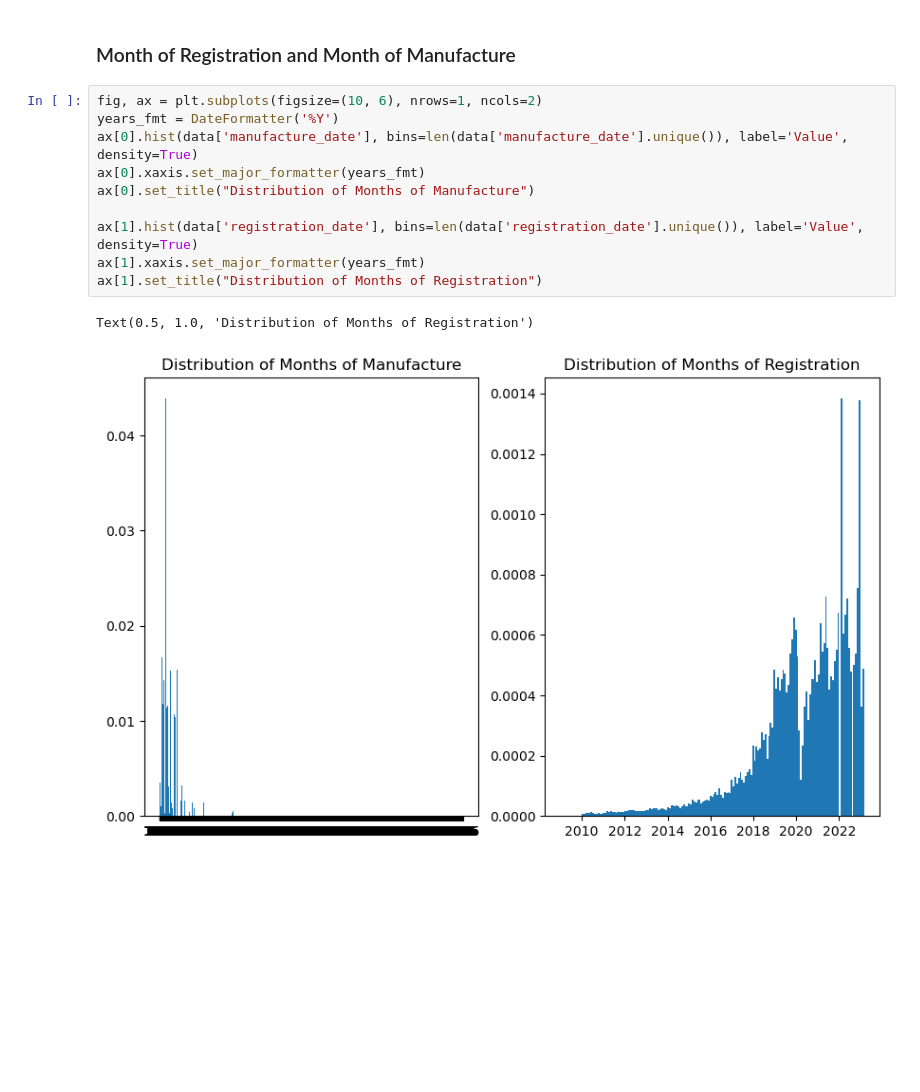
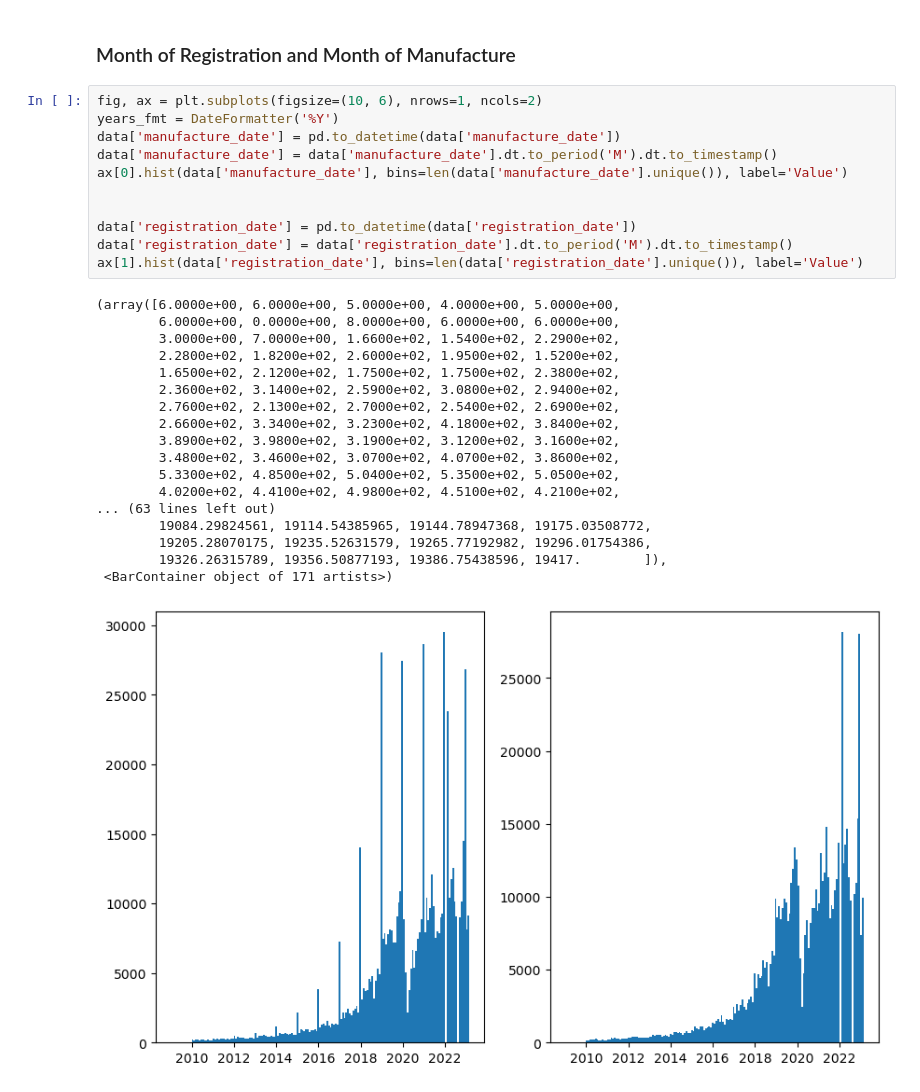
Before and after one commit to honzaz1234/ml_cars, a Jupyter notebook: reports/data_exploration.ipynb, the cells around one changed output. Saved outputs shown, nothing was run; the diff lists cells and outputs as text; blank space fills up the shorter version.

Commit message:
data exploration in works 2

```diff
--- a/reports/data_exploration.ipynb
+++ b/reports/data_exploration.ipynb
@@ -175,13 +172,30 @@ for ind in range(len(cat_cols_grid)):
 # %%
 fig, ax = plt.subplots(figsize=(10, 6), nrows=1, ncols=2)
 years_fmt = DateFormatter('%Y')
-ax[0].hist(data['manufacture_date'], bins=len(data['manufacture_date'].unique()), label='Value', density=True)
-ax[0].xaxis.set_major_formatter(years_fmt)
-ax[0].set_title("Distribution of Months of Manufacture")
+data['manufacture_date'] = pd.to_datetime(data['manufacture_date'])
+data['manufacture_date'] = data['manufacture_date'].dt.to_period('M').dt.to_timestamp()
+ax[0].hist(data['manufacture_date'], bins=len(data['manufacture_date'].unique()), label='Value')
 
-ax[1].hist(data['registration_date'], bins=len(data['registration_date'].unique()), label='Value', density=True)
-ax[1].xaxis.set_major_formatter(years_fmt)
-ax[1].set_title("Distribution of Months of Registration")
+
+data['registration_date'] = pd.to_datetime(data['registration_date'])
+data['registration_date'] = data['registration_date'].dt.to_period('M').dt.to_timestamp()
+ax[1].hist(data['registration_date'], bins=len(data['registration_date'].unique()), label='Value')
 # %% [output]
-Text(0.5, 1.0, 'Distribution of Months of Registration')
+(array([6.0000e+00, 6.0000e+00, 5.0000e+00, 4.0000e+00, 5.0000e+00,
+        6.0000e+00, 0.0000e+00, 8.0000e+00, 6.0000e+00, 6.0000e+00,
+        3.0000e+00, 7.0000e+00, 1.6600e+02, 1.5400e+02, 2.2900e+02,
+        2.2800e+02, 1.8200e+02, 2.6000e+02, 1.9500e+02, 1.5200e+02,
+        1.6500e+02, 2.1200e+02, 1.7500e+02, 1.7500e+02, 2.3800e+02,
+        2.3600e+02, 3.1400e+02, 2.5900e+02, 3.0800e+02, 2.9400e+02,
+        2.7600e+02, 2.1300e+02, 2.7000e+02, 2.5400e+02, 2.6900e+02,
+        2.6600e+02, 3.3400e+02, 3.2300e+02, 4.1800e+02, 3.8400e+02,
+        3.8900e+02, 3.9800e+02, 3.1900e+02, 3.1200e+02, 3.1600e+02,
+        3.4800e+02, 3.4600e+02, 3.0700e+02, 4.0700e+02, 3.8600e+02,
+        5.3300e+02, 4.8500e+02, 5.0400e+02, 5.3500e+02, 5.0500e+02,
+        4.0200e+02, 4.4100e+02, 4.9800e+02, 4.5100e+02, 4.2100e+02,
+... (63 lines left out)
+        19084.29824561, 19114.54385965, 19144.78947368, 19175.03508772,
+        19205.28070175, 19235.52631579, 19265.77192982, 19296.01754386,
+        19326.26315789, 19356.50877193, 19386.75438596, 19417.        ]),
+ <BarContainer object of 171 artists>)
-[figure, old version]
+[figure, new version]
```
Also changed, not shown: parts of 12 cells of this notebook.
